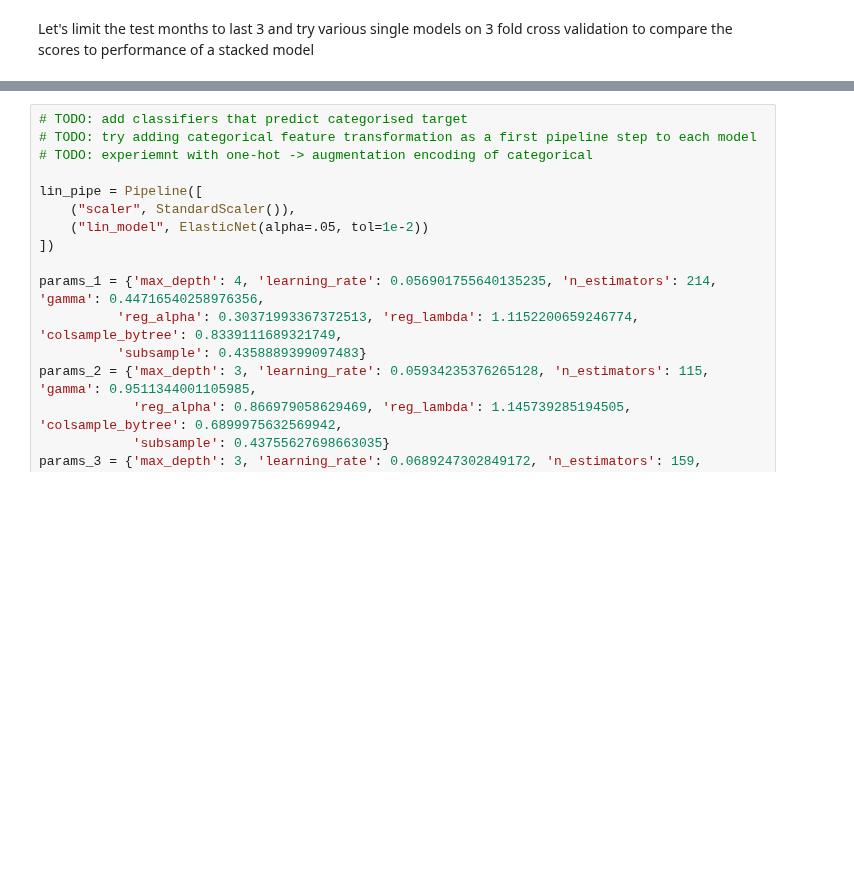
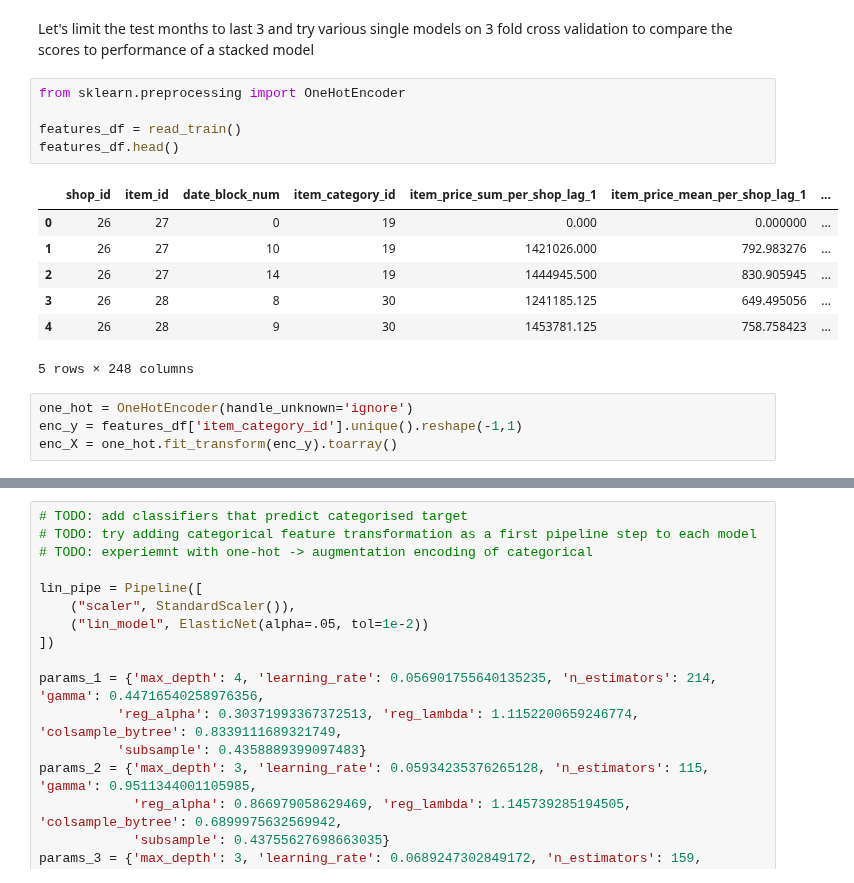
Before and after one commit to igor-cheb/retail_sales_prediction, a Jupyter notebook: modelling.ipynb, the cells around one changed output, grey strips where cells are left out. Saved outputs shown, nothing was run; the diff lists cells and outputs as text; blank space fills up the shorter version.

```diff
--- a/modelling.ipynb
+++ b/modelling.ipynb
@@ -215,3 +215,20 @@ Let's implement this logic in code.
 ## Single models
 # %% [markdown]
 Let's limit the test months to last 3 and try various single models on 3 fold cross validation to compare the scores to performance of a stacked model
+# %%
+from sklearn.preprocessing import OneHotEncoder
+
+features_df = read_train()
+features_df.head()
+# %% [output]
+|  | shop_id | item_id | date_block_num | item_category_id | item_price_sum_per_shop_lag_1 | item_price_mean_per_shop_lag_1 | ... |
+| 0 | 26 | 27 | 0 | 19 | 0.000 | 0.000000 | ... |
+| 1 | 26 | 27 | 10 | 19 | 1421026.000 | 792.983276 | ... |
+| 2 | 26 | 27 | 14 | 19 | 1444945.500 | 830.905945 | ... |
+| 3 | 26 | 28 | 8 | 30 | 1241185.125 | 649.495056 | ... |
+| 4 | 26 | 28 | 9 | 30 | 1453781.125 | 758.758423 | ... |
+5 rows × 248 columns
+# %%
+one_hot = OneHotEncoder(handle_unknown='ignore')
+enc_y = features_df['item_category_id'].unique().reshape(-1,1)
+enc_X = one_hot.fit_transform(enc_y).toarray()
```
Also changed, not shown: parts of 1 cell of this notebook, 1 other file.
